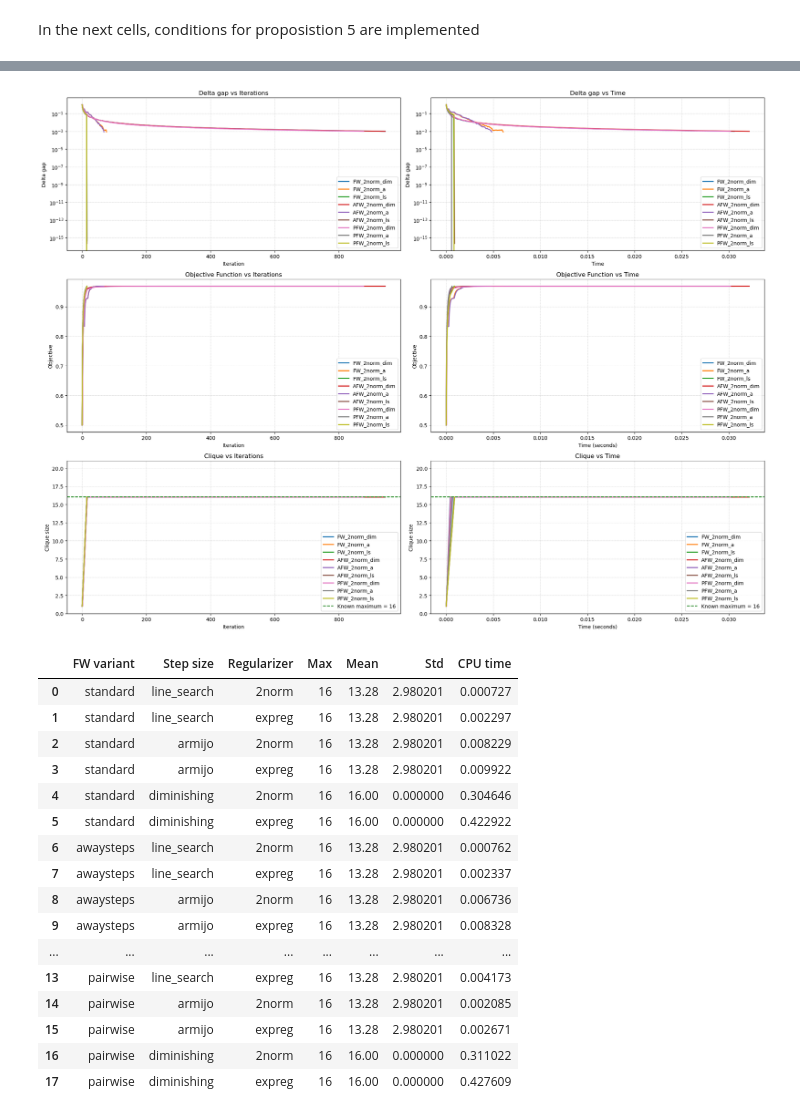
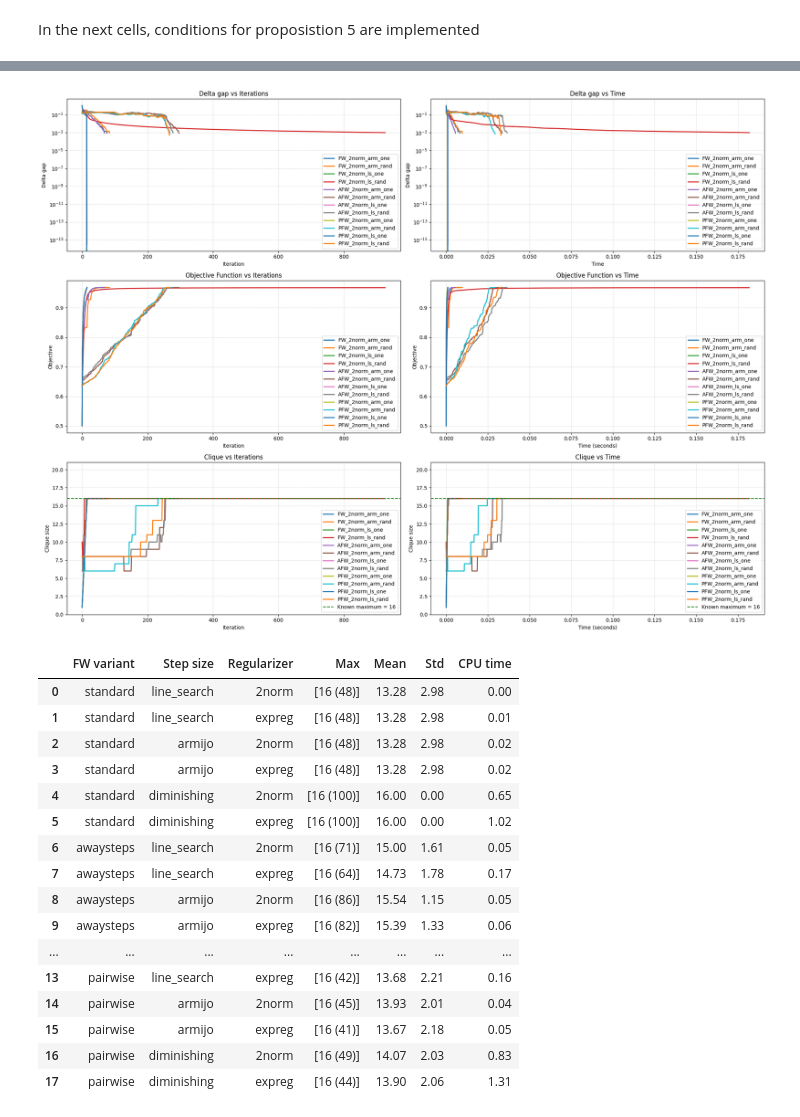
Before and after one commit to MatteoRanda/Optimization_Project, a Jupyter notebook: final_proj_v1.ipynb, the cells around one changed output, grey strips where cells are left out. Cells and saved outputs as stored; diff of their text form; code cells hidden in the pictures.

```diff
--- a/final_proj_v1.ipynb
+++ b/final_proj_v1.ipynb
@@ -633,8 +624,6 @@ def experiments(fw_variant,
             "Local_maximum": fw["Local_maximum"],
             "Delta gap": fw['Delta gap'],
             "Clique": fw['Clique'],
-            "Prop5_clique": fw["Prop5_clique"],
-            "Prop5_clique_size": fw["Prop5_clique_size"],
             "Time": fw["Time"],
             "Objective function": fw["Objective function"],
             "Iterations": fw["Iterations"]
@@ -646,12 +635,12 @@ results = experiments(fw_variant = 'awaysteps', # standard, awaysteps, pairwise
                       regularization_method = '2norm', #2norm, expreg
                       step_strategy = 'line_search', # diminishing, armijo, line_search
                       alpha_2 = 0.04, # alpha parameter of expreg
-                      weights_initialization = 'one', # random, one
+                      weights_initialization = 'random', # random, one
                       adj_mat = A,
                       n_trials = 100,
                       max_iter = 10000,
                       tolerance = 1e-3,
-                      supp_tol = 1e-7,
+                      supp_tol = 5e-5,
                       max_time = 60,
                       set_seed = 123,
                       qt = False)
@@ -684,17 +673,17 @@ results_stats(results, name = experiment)
 # %%
-def multi_experiments(exp_num, algo_params, algo_names, weights_initialization = 'one'):
+def multi_experiments(algo_params, algo_names):
 
-    if len(algo_params) != exp_num or len(algo_names) != exp_num:
+    if len(algo_params) != len(algo_names):
         return 'Set the lists correctly!!!'
 
     algo_res = []
 
-    for i in range(exp_num):
+    for i in range(len(algo_params)):
         results = experiments(fw_variant = algo_params[i][0],
                       regularization_method = algo_params[i][1],
                       step_strategy = algo_params[i][2],
-                      alpha_2 = algo_params[i][3],
-                      weights_initialization=  weights_initialization,
+                      alpha_2 = algo_params[i][4],
+                      weights_initialization =  algo_params[i][3],
                       adj_mat = A,
                       n_trials = 100,
                       max_iter = 10000,
@@ -720,7 +709,7 @@ def multi_experiments(exp_num, algo_params, algo_names, weights_initialization =
 
         algo_res.append(res)
 
-        if i != exp_num-1:
+        if i != len(algo_params)-1:
             sleep(30) # Pausa di un minuto per lasciare raffreddare il computer
 
     return algo_res
@@ -844,18 +833,24 @@ def algorithms_plots(experiments, max_clique):
     plt.show()
 # %%
 algo_params = [
-    ['standard', '2norm', 'diminishing', 0.02],['standard', '2norm', 'armijo', 0.02],['standard', '2norm', 'line_search', 0.02],
-    ['awaysteps', '2norm', 'diminishing', 0.02],['awaysteps', '2norm', 'armijo', 0.02],['awaysteps', '2norm', 'line_search', 0.02],
-    ['pairwise', '2norm', 'diminishing', 0.02],['pairwise', '2norm', 'armijo', 0.02],['pairwise', '2norm', 'line_search', 0.02]
+    ['standard', '2norm', 'armijo', 'one', 0.02],['standard', '2norm', 'armijo', 'random', 0.02],
+    ['standard', '2norm', 'line_search', 'one', 0.02],['standard', '2norm', 'line_search', 'random', 0.02],
+    ['awaysteps', '2norm', 'armijo', 'one', 0.02],['awaysteps', '2norm', 'armijo', 'random', 0.02],
+    ['awaysteps', '2norm', 'line_search', 'one', 0.02],['awaysteps', '2norm', 'line_search', 'random', 0.02],
+    ['pairwise', '2norm', 'armijo', 'one', 0.02],['pairwise', '2norm', 'armijo', 'random', 0.02],
+    ['pairwise', '2norm', 'line_search', 'one', 0.02],['pairwise', '2norm', 'line_search', 'random', 0.02],
 ]
 algo_names = [
-    'FW_2norm_dim', 'FW_2norm_a', 'FW_2norm_ls',
-    'AFW_2norm_dim', 'AFW_2norm_a', 'AFW_2norm_ls',
-    'PFW_2norm_dim', 'PFW_2norm_a', 'PFW_2norm_ls',
+    'FW_2norm_arm_one', 'FW_2norm_arm_rand',
+    'FW_2norm_ls_one', 'FW_2norm_ls_rand',
+    'AFW_2norm_arm_one', 'AFW_2norm_arm_rand',
+    'AFW_2norm_ls_one', 'AFW_2norm_ls_rand',
+    'PFW_2norm_arm_one', 'PFW_2norm_arm_rand',
+    'PFW_2norm_ls_one', 'PFW_2norm_ls_rand',
 ]
 
-algo_res = multi_experiments(9, algo_params, algo_names)
+algo_res = multi_experiments(algo_params, algo_names)
 
 algorithms_plots(algo_res, max_clique=16)
 # %% [output]
-[figure, old version]
+[figure, new version]
@@ -948,28 +912,23 @@ def clique_comparison_table(
 
     return pd.DataFrame(table)
 # %%
-results_table = clique_comparison_table(
-    A=A,
-    n_trials=100,
-    weights_initialization='one'
-)
-
+results_table = stats_table(A = A, n_trials=100)
 results_table
 # %% [output]
 |  | FW variant | Step size | Regularizer | Max | Mean | Std | CPU time |
-| 0 | standard | line_search | 2norm | 16 | 13.28 | 2.980201 | 0.000727 |
-| 1 | standard | line_search | expreg | 16 | 13.28 | 2.980201 | 0.002297 |
-| 2 | standard | armijo | 2norm | 16 | 13.28 | 2.980201 | 0.008229 |
-| 3 | standard | armijo | expreg | 16 | 13.28 | 2.980201 | 0.009922 |
-| 4 | standard | diminishing | 2norm | 16 | 16.00 | 0.000000 | 0.304646 |
-| 5 | standard | diminishing | expreg | 16 | 16.00 | 0.000000 | 0.422922 |
-| 6 | awaysteps | line_search | 2norm | 16 | 13.28 | 2.980201 | 0.000762 |
-| 7 | awaysteps | line_search | expreg | 16 | 13.28 | 2.980201 | 0.002337 |
-| 8 | awaysteps | armijo | 2norm | 16 | 13.28 | 2.980201 | 0.006736 |
-| 9 | awaysteps | armijo | expreg | 16 | 13.28 | 2.980201 | 0.008328 |
+| 0 | standard | line_search | 2norm | [16 (48)] | 13.28 | 2.98 | 0.00 |
+| 1 | standard | line_search | expreg | [16 (48)] | 13.28 | 2.98 | 0.01 |
+| 2 | standard | armijo | 2norm | [16 (48)] | 13.28 | 2.98 | 0.02 |
+| 3 | standard | armijo | expreg | [16 (48)] | 13.28 | 2.98 | 0.02 |
+| 4 | standard | diminishing | 2norm | [16 (100)] | 16.00 | 0.00 | 0.65 |
+| 5 | standard | diminishing | expreg | [16 (100)] | 16.00 | 0.00 | 1.02 |
+| 6 | awaysteps | line_search | 2norm | [16 (71)] | 15.00 | 1.61 | 0.05 |
+| 7 | awaysteps | line_search | expreg | [16 (64)] | 14.73 | 1.78 | 0.17 |
+| 8 | awaysteps | armijo | 2norm | [16 (86)] | 15.54 | 1.15 | 0.05 |
+| 9 | awaysteps | armijo | expreg | [16 (82)] | 15.39 | 1.33 | 0.06 |
 | ... | ... | ... | ... | ... | ... | ... | ... |
-| 13 | pairwise | line_search | expreg | 16 | 13.28 | 2.980201 | 0.004173 |
-| 14 | pairwise | armijo | 2norm | 16 | 13.28 | 2.980201 | 0.002085 |
-| 15 | pairwise | armijo | expreg | 16 | 13.28 | 2.980201 | 0.002671 |
-| 16 | pairwise | diminishing | 2norm | 16 | 16.00 | 0.000000 | 0.311022 |
-| 17 | pairwise | diminishing | expreg | 16 | 16.00 | 0.000000 | 0.427609 |
+| 13 | pairwise | line_search | expreg | [16 (42)] | 13.68 | 2.21 | 0.16 |
+| 14 | pairwise | armijo | 2norm | [16 (45)] | 13.93 | 2.01 | 0.04 |
+| 15 | pairwise | armijo | expreg | [16 (41)] | 13.67 | 2.18 | 0.05 |
+| 16 | pairwise | diminishing | 2norm | [16 (49)] | 14.07 | 2.03 | 0.83 |
+| 17 | pairwise | diminishing | expreg | [16 (44)] | 13.90 | 2.06 | 1.31 |
```
Also changed, not shown: parts of 11 cells of this notebook.
